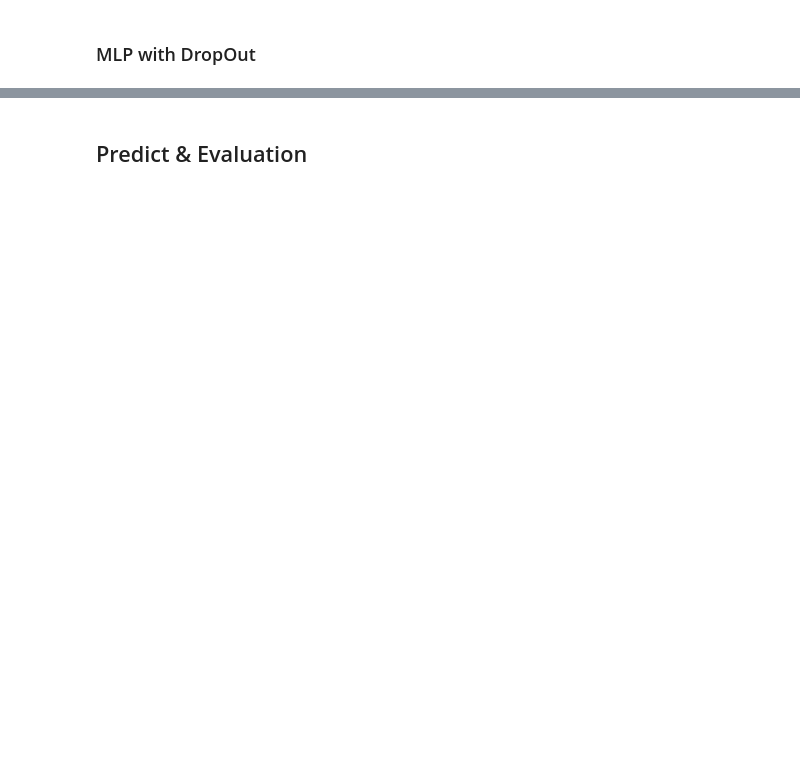
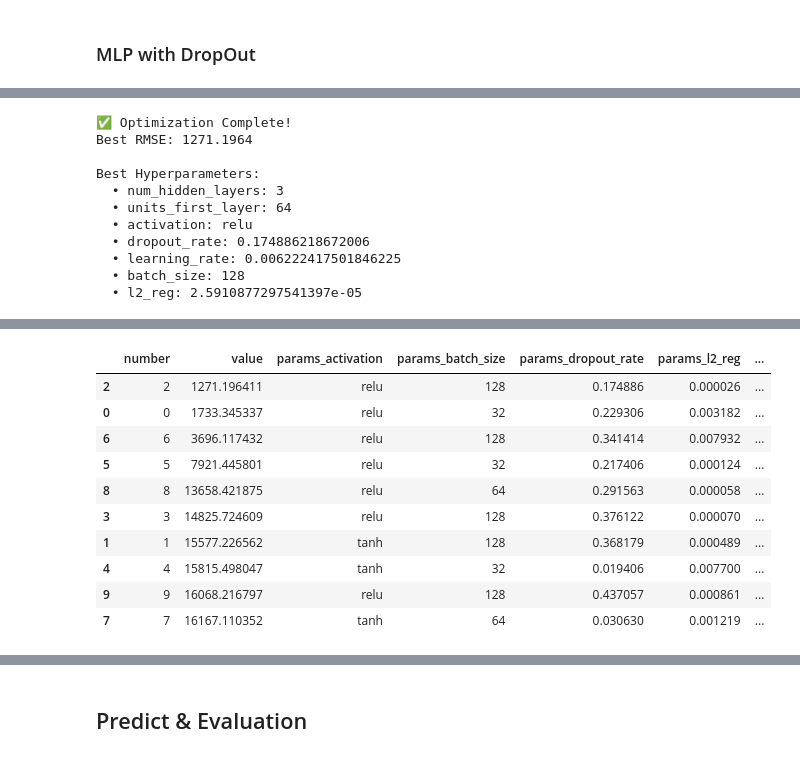
Before and after one commit to guillermoArr/default_credit_prediction, a Jupyter notebook: notebooks/3.2.01-gar-payment-regression-models.ipynb, the cells around one changed output, grey strips where cells are left out. Cells and saved outputs as stored; diff of their text form; code cells hidden in the pictures; blank space fills up the shorter version.

```diff
--- a/notebooks/3.2.01-gar-payment-regression-models.ipynb
+++ b/notebooks/3.2.01-gar-payment-regression-models.ipynb
@@ -294,4 +361,16 @@ optuna_results_mlp = {
 }
 
 optuna_results_mlp['trials_df'].to_csv(os.path.join(MODELS_DIR, 'mlp_optuna_trials.csv'), index=False)
-optuna_results_mlp['trials_df'].sort_values('value', ascending=False).head(10)
+optuna_results_mlp['trials_df'].sort_values('value', ascending=True).head(10)
+# %% [output]
+✅ Optimization Complete!
+Best RMSE: 1271.1964
+
+Best Hyperparameters:
+  • num_hidden_layers: 3
+  • units_first_layer: 64
+  • activation: relu
+  • dropout_rate: 0.174886218672006
+  • learning_rate: 0.006222417501846225
+  • batch_size: 128
+  • l2_reg: 2.5910877297541397e-05
@@ -298,2 +378,13 @@ optuna_results_mlp['trials_df'].sort_values('value', ascending=False).head(10)
+|  | number | value | params_activation | params_batch_size | params_dropout_rate | params_l2_reg | ... |
+| 2 | 2 | 1271.196411 | relu | 128 | 0.174886 | 0.000026 | ... |
+| 0 | 0 | 1733.345337 | relu | 32 | 0.229306 | 0.003182 | ... |
+| 6 | 6 | 3696.117432 | relu | 128 | 0.341414 | 0.007932 | ... |
+| 5 | 5 | 7921.445801 | relu | 32 | 0.217406 | 0.000124 | ... |
+| 8 | 8 | 13658.421875 | relu | 64 | 0.291563 | 0.000058 | ... |
+| 3 | 3 | 14825.724609 | relu | 128 | 0.376122 | 0.000070 | ... |
+| 1 | 1 | 15577.226562 | tanh | 128 | 0.368179 | 0.000489 | ... |
+| 4 | 4 | 15815.498047 | tanh | 32 | 0.019406 | 0.007700 | ... |
+| 9 | 9 | 16068.216797 | relu | 128 | 0.437057 | 0.000861 | ... |
+| 7 | 7 | 16167.110352 | tanh | 64 | 0.030630 | 0.001219 | ... |
 # %%
 joblib.dump(optuna_results_mlp, os.path.join(MODELS_DIR, 'mlp_optuna_results.pkl'))
```
Also changed, not shown: parts of 20 cells of this notebook.
